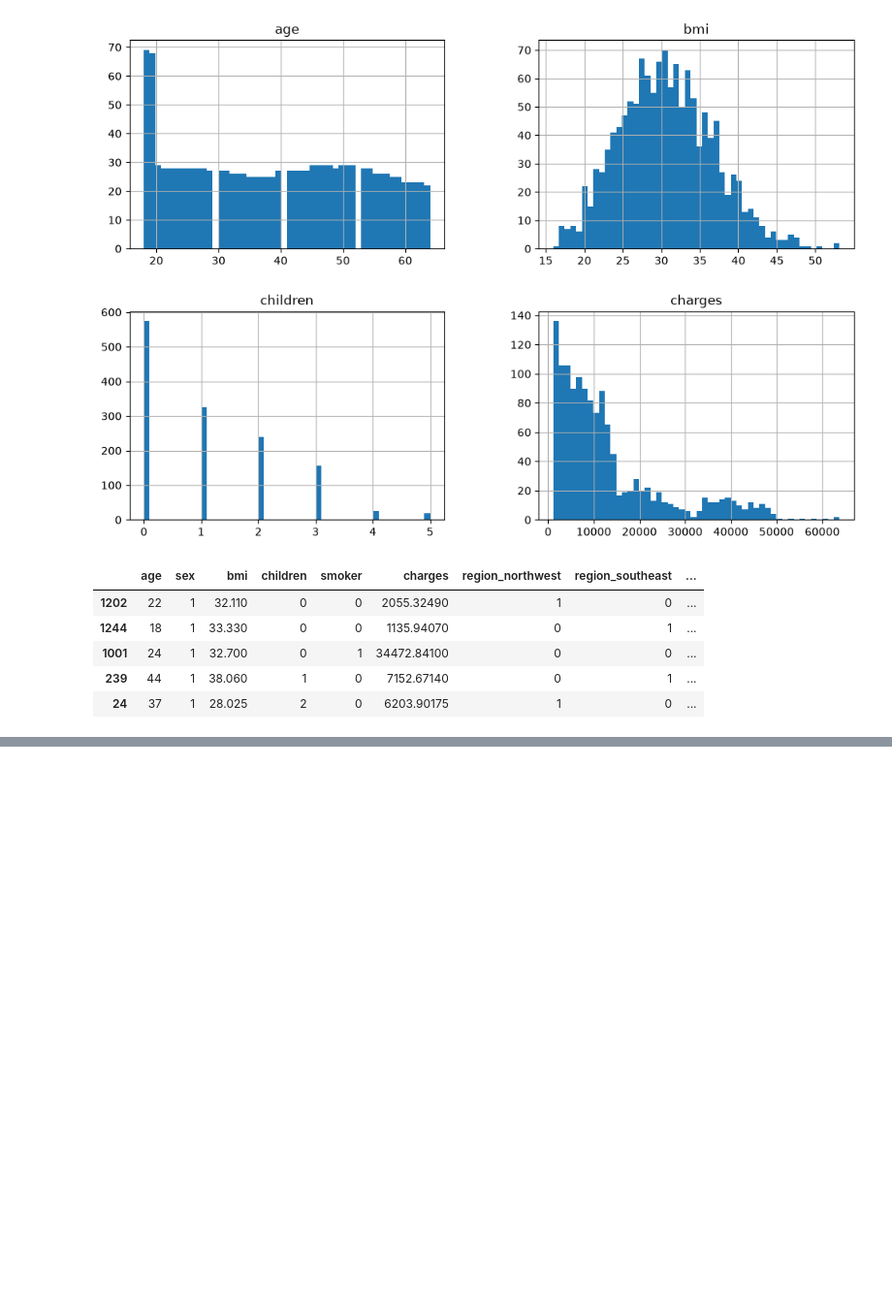
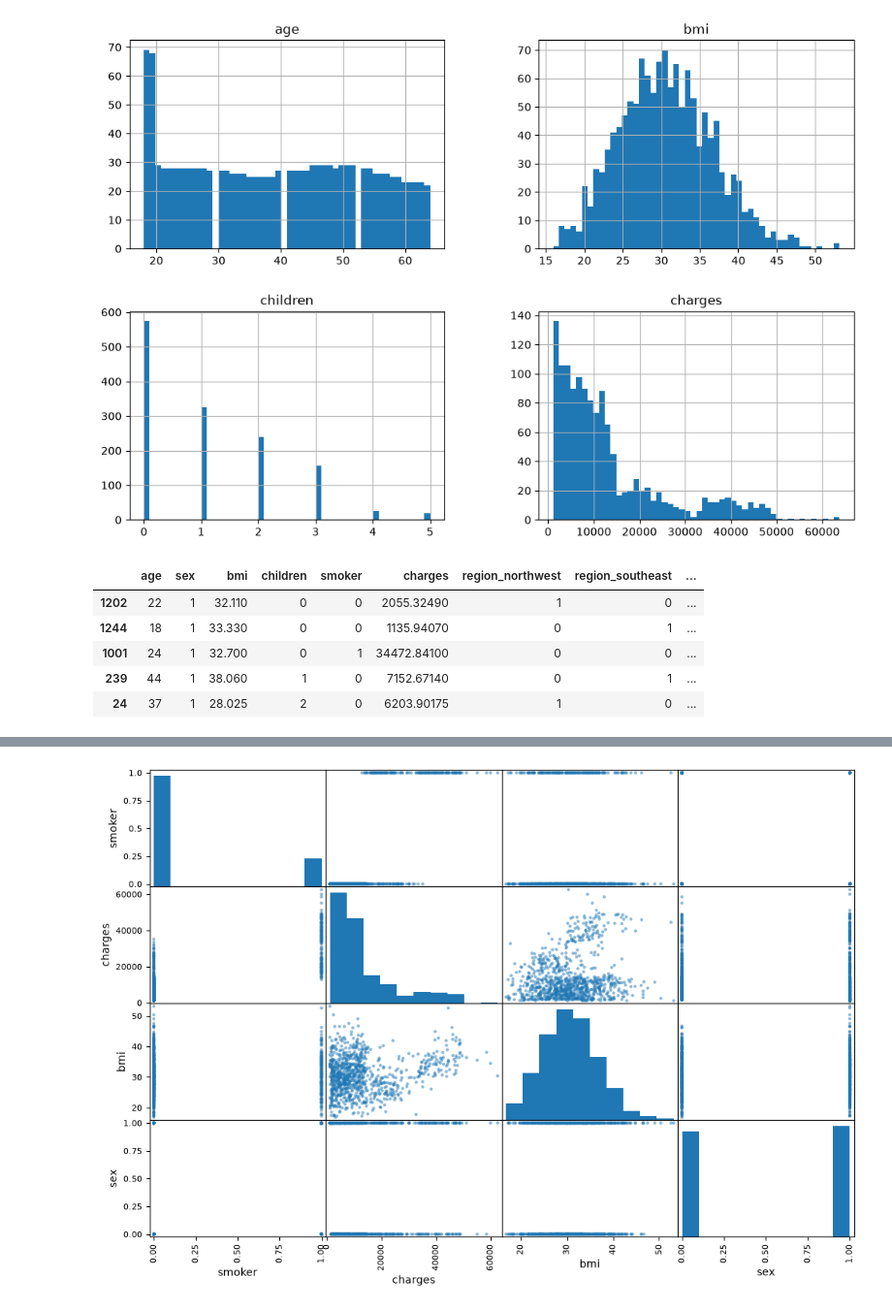
Before and after one commit to Muhammad-Awais-Tariq/Insurance_charges, a Jupyter notebook: exploration.ipynb, the cells around one changed output, grey strips where cells are left out. Shown at 97% size. Drawn from its saved outputs; the diff is of its cells as text; code cells hidden in the pictures; blank space fills up the shorter version.

```diff
--- a/exploration.ipynb
+++ b/exploration.ipynb
@@ -104 +109,9 @@ children    0.067377
 Name: charges, dtype: float64
+# %%
+from pandas.plotting import scatter_matrix
+
+attributes = ["smoker" , "charges" , "bmi", "sex"]
+scatter_matrix(insurance_t[attributes] , figsize=(12, 8))
+plt.show()
+# %% [output]
+[figure, added]
```
Also changed, not shown: parts of 1 cell of this notebook.
